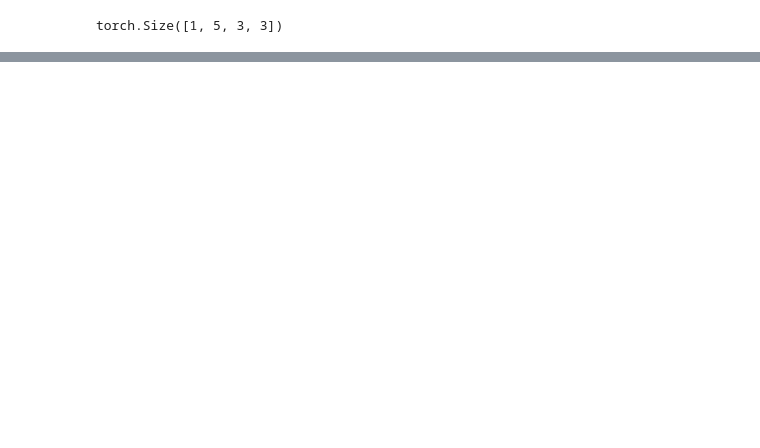
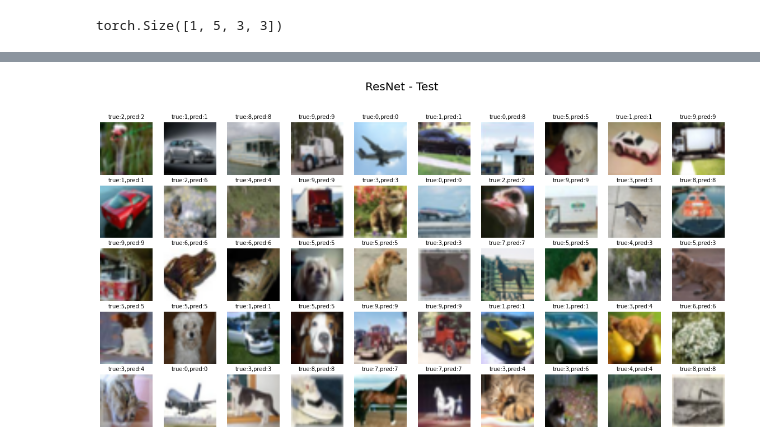
Before and after one commit to ZhipengHong0123/DL_image, a Jupyter notebook: ResNet/ResNet.ipynb, the cells around one changed output, grey strips where cells are left out. Saved outputs shown, nothing was run; the diff lists cells and outputs as text; code cells hidden in the pictures; blank space fills up the shorter version.

```diff
--- a/ResNet/ResNet.ipynb
+++ b/ResNet/ResNet.ipynb
@@ -43,0 +149,2 @@ torch.Size([1, 5, 3, 3])
+# %%
+train_dl,test_dl=get_CIFAR10(224,50)
@@ -43,0 +154,4 @@ torch.Size([1, 5, 3, 3])
+# %%
+model = ResNet(3).cuda()
+optimizer=torch.optim.AdamW(model.parameters(),lr=0.00005,weight_decay=5e-4)
+train_loop(model,optimizer,train_dl,test_dl,4)
@@ -43,0 +163,3 @@ torch.Size([1, 5, 3, 3])
+# %%
+optimizer=torch.optim.AdamW(model.parameters(),lr=0.000001,weight_decay=5e-2)
+train_loop(model,optimizer,train_dl,test_dl,5)
@@ -43,0 +172,23 @@ torch.Size([1, 5, 3, 3])
+# %%
+def plot_model(dl,model,row,col,main_title):
+    num = row*col
+    device = "cuda" if torch.cuda.is_available else "cpu"
+    # get valid data set
+    valid_x, valid_y = next(iter(dl))[:num]
+    fig = plt.figure(figsize=(20, 10))
+    pred_label = model(valid_x.to(device)).argmax(dim=1)
+    true_label = valid_y
+    for i in range(1, row * col + 1):
+        plt.subplot(col, row, i)
+        plt.axis('off')
+        plt.imshow(valid_x[i - 1].detach().numpy().transpose((1, 2, 0)), cmap='gray_r')
+        title = f'true:{true_label[i - 1]},pred:{pred_label[i - 1]}'
+        plt.title(title, fontsize=10)
+    fig.suptitle(main_title, fontsize=20)
+    plt.savefig(main_title, facecolor="w")
+    plt.show()
+# %%
+import matplotlib.pyplot as plt
+plot_model(test_dl,model,10,5,"ResNet - Test")
+# %% [output]
+[figure, added]
```
Also changed, not shown: parts of 12 cells of this notebook, 9 other files.
